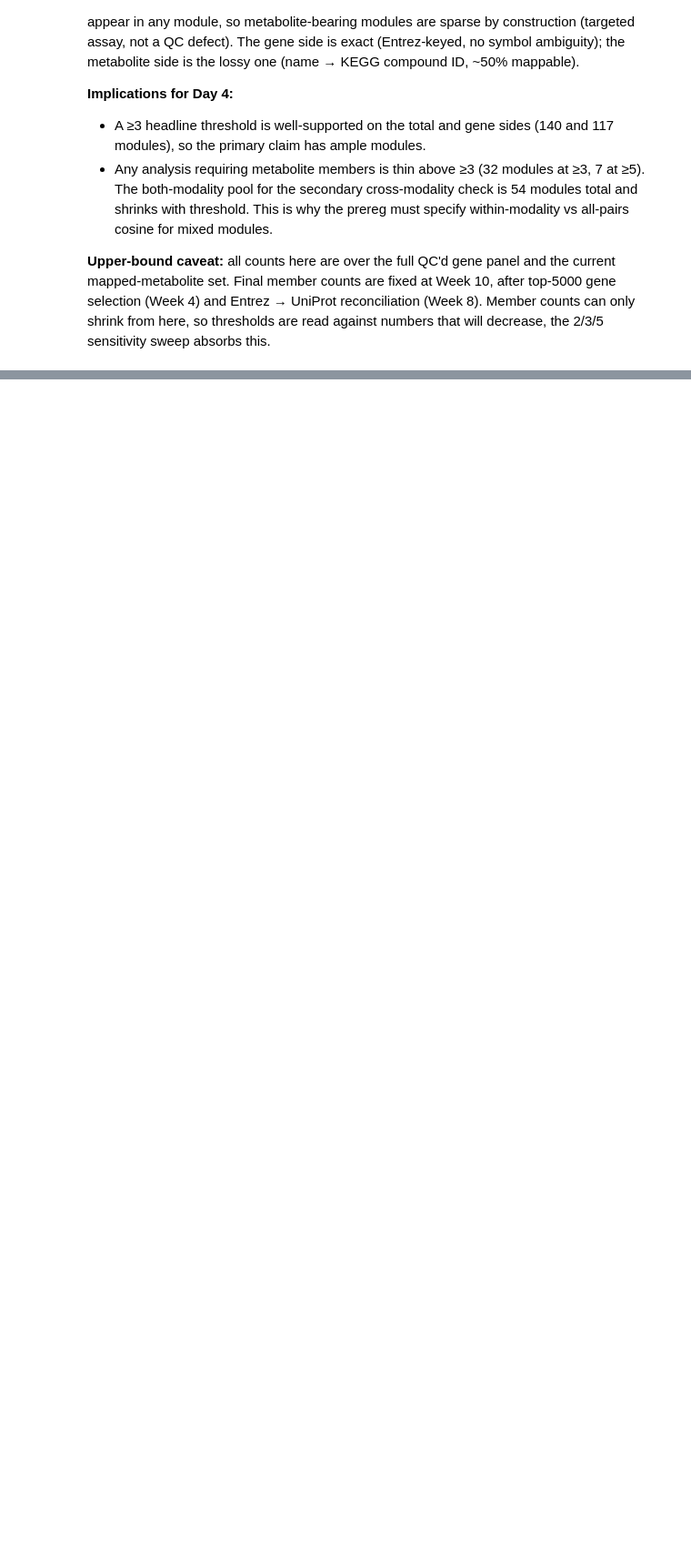
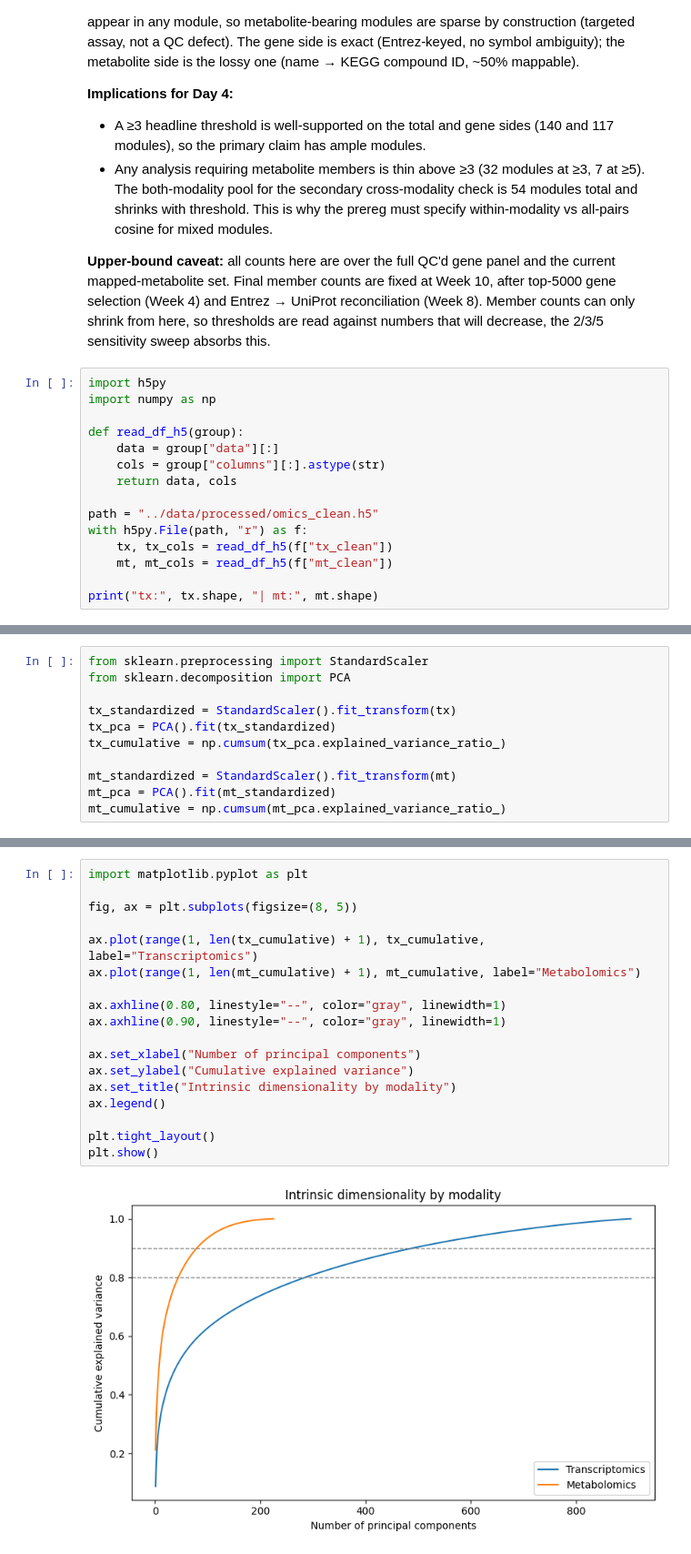
Before and after one commit to GeorgeKorlos/joint-multi-omics-vae, a Jupyter notebook: notebooks/02_kegg_coverage.ipynb, the cells around one changed output, grey strips where cells are left out. Shown at 91% size. Drawn from its saved outputs; the diff is of its cells as text; blank space fills up the shorter version.

Commit message:
added per-modality PCA (encoder-depth measurement)

```diff
--- a/notebooks/02_kegg_coverage.ipynb
+++ b/notebooks/02_kegg_coverage.ipynb
@@ -185,3 +185,18 @@ the current mapped-metabolite set. Final member counts are fixed at Week 10,
 after top-5000 gene selection (Week 4) and Entrez → UniProt reconciliation
 (Week 8). Member counts can only shrink from here, so thresholds are read
 against numbers that will decrease, the 2/3/5 sensitivity sweep absorbs this.
+# %%
+import h5py
+import numpy as np
+
+def read_df_h5(group):
+    data = group["data"][:]
+    cols = group["columns"][:].astype(str)
+    return data, cols
+
+path = "../data/processed/omics_clean.h5"
+with h5py.File(path, "r") as f:
+    tx, tx_cols = read_df_h5(f["tx_clean"])
+    mt, mt_cols = read_df_h5(f["mt_clean"])
+
+print("tx:", tx.shape, "| mt:", mt.shape)
@@ -187,0 +205,11 @@ against numbers that will decrease, the 2/3/5 sensitivity sweep absorbs this.
+# %%
+from sklearn.preprocessing import StandardScaler
+from sklearn.decomposition import PCA
+
+tx_standardized = StandardScaler().fit_transform(tx)
+tx_pca = PCA().fit(tx_standardized)
+tx_cumulative = np.cumsum(tx_pca.explained_variance_ratio_)
+
+mt_standardized = StandardScaler().fit_transform(mt)
+mt_pca = PCA().fit(mt_standardized)
+mt_cumulative = np.cumsum(mt_pca.explained_variance_ratio_)
@@ -187,0 +227,20 @@ against numbers that will decrease, the 2/3/5 sensitivity sweep absorbs this.
+# %%
+import matplotlib.pyplot as plt
+
+fig, ax = plt.subplots(figsize=(8, 5))
+
+ax.plot(range(1, len(tx_cumulative) + 1), tx_cumulative, label="Transcriptomics")
+ax.plot(range(1, len(mt_cumulative) + 1), mt_cumulative, label="Metabolomics")
+
+ax.axhline(0.80, linestyle="--", color="gray", linewidth=1)
+ax.axhline(0.90, linestyle="--", color="gray", linewidth=1)
+
+ax.set_xlabel("Number of principal components")
+ax.set_ylabel("Cumulative explained variance")
+ax.set_title("Intrinsic dimensionality by modality")
+ax.legend()
+
+plt.tight_layout()
+plt.show()
+# %% [output]
+[figure, added]
```
Also changed, not shown: parts of 3 cells of this notebook.
